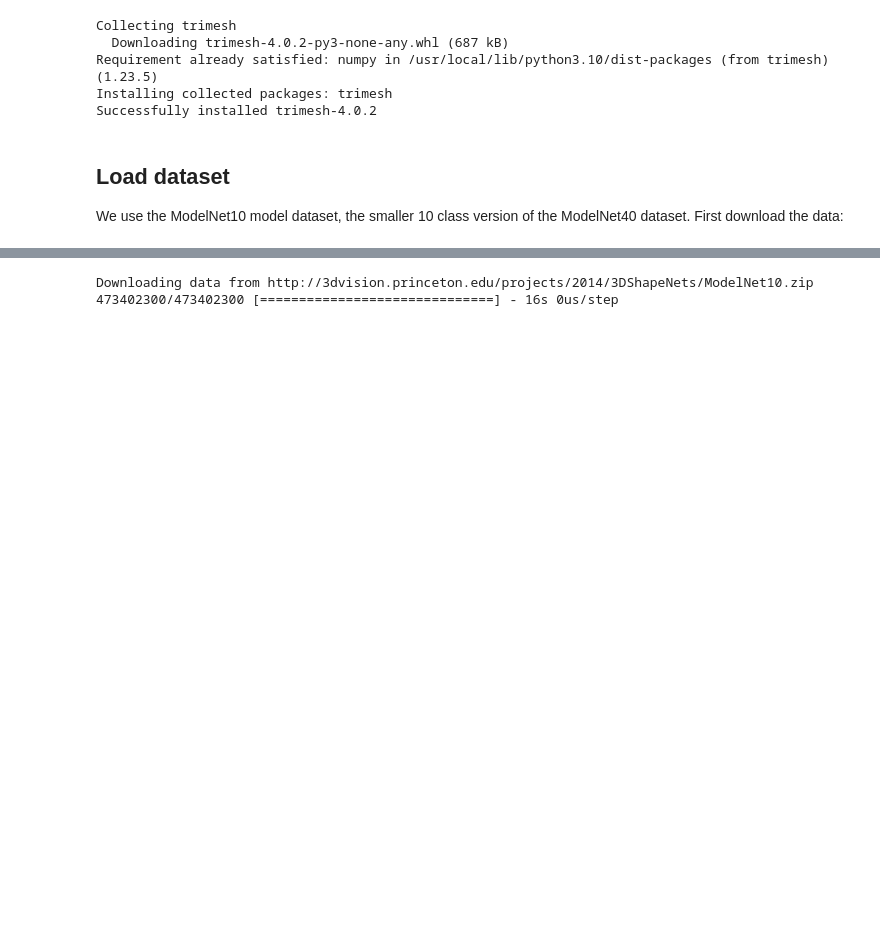
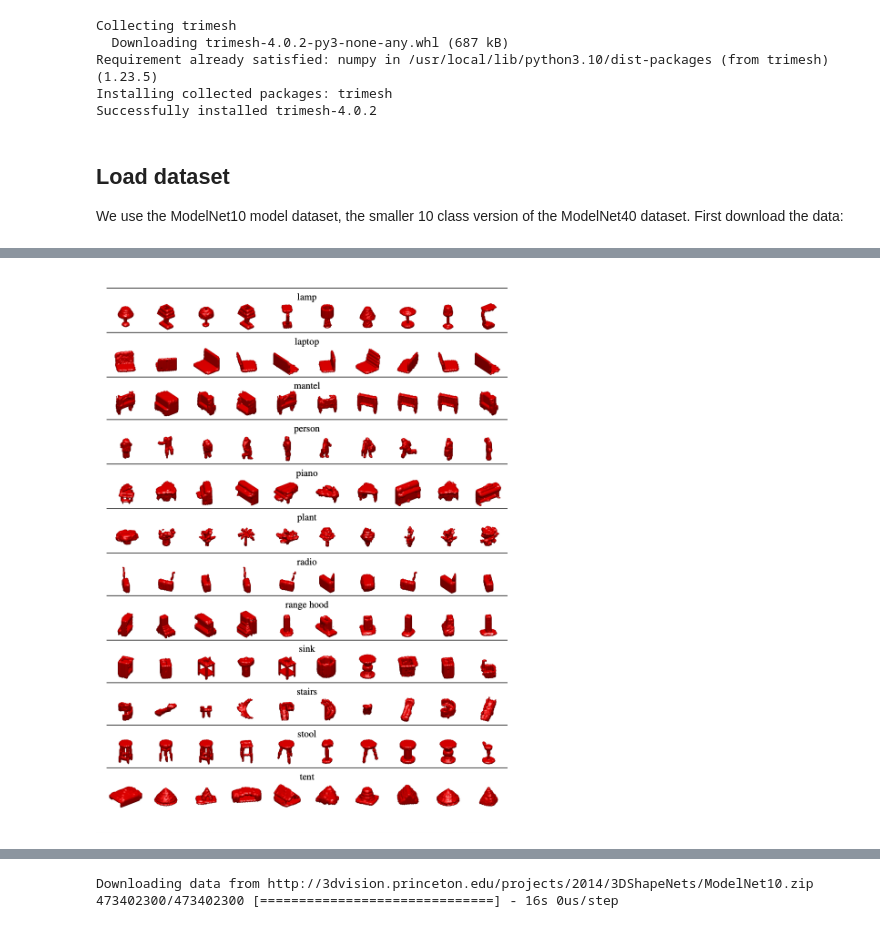
Before and after one commit to cagBRT/PointCloud, a Jupyter notebook: Pointnet_Classification.ipynb, the cells around one changed output, grey strips where cells are left out. Cells and saved outputs as stored; diff of their text form; code cells hidden in the pictures; blank space fills up the shorter version.

```diff
--- a/Pointnet_Classification.ipynb
+++ b/Pointnet_Classification.ipynb
@@ -50,0 +65,4 @@ dataset. First download the data:
+# %%
+Image("Screenshot 2023-10-31 at 3.02.01 PM.png")
+# %% [output]
+[figure, added]
```
Also changed, not shown: parts of 11 cells of this notebook.
